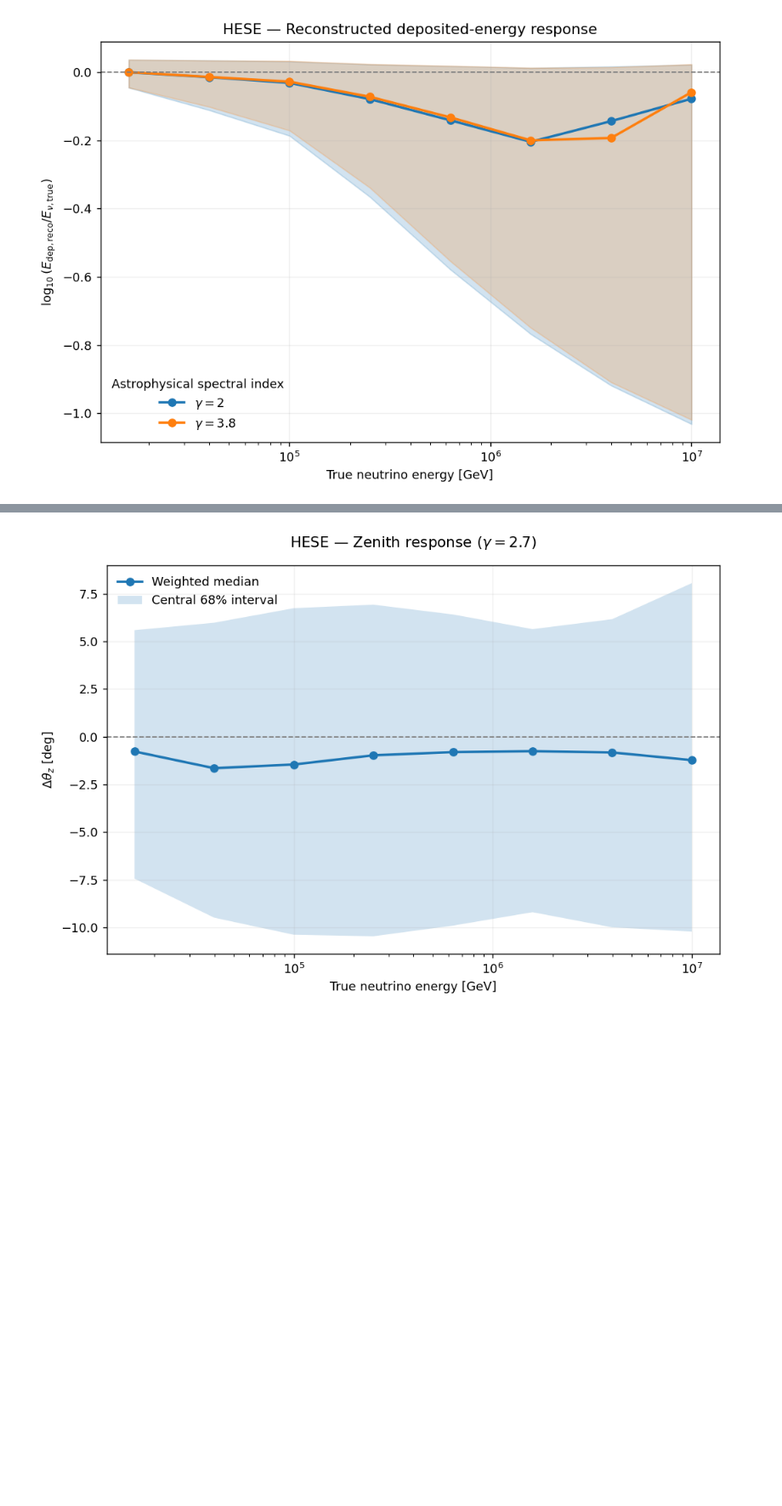
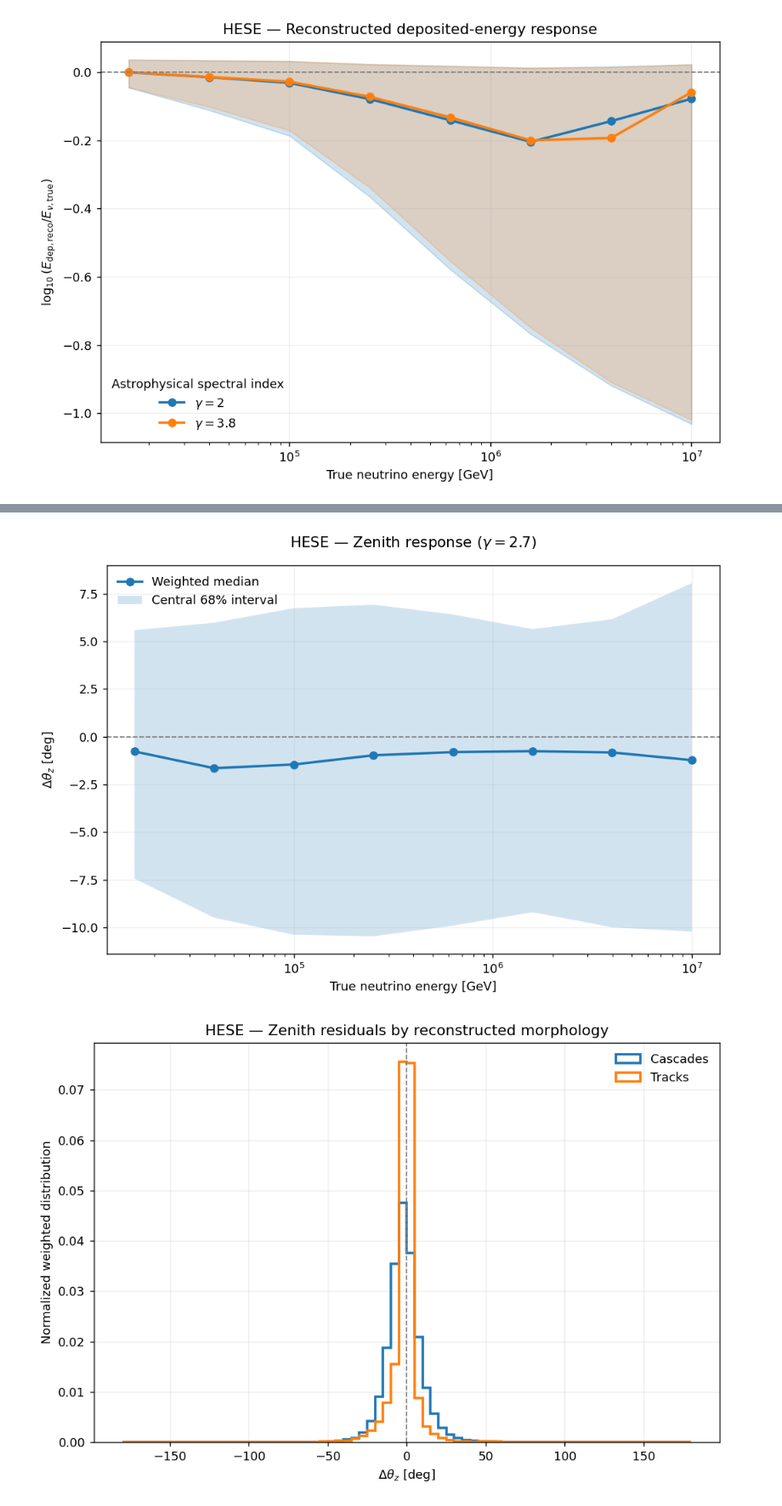
Before and after one commit to azegarelli/ACME-PhD-School-Neutrino-Analysis-HandsOn, a Jupyter notebook: 01_HESE_solutions.ipynb, the cells around one changed output, grey strips where cells are left out. Shown at 85% size. Drawn from its saved outputs; the diff is of its cells as text; code cells hidden in the pictures; blank space fills up the shorter version.

```diff
--- a/01_HESE_solutions.ipynb
+++ b/01_HESE_solutions.ipynb
@@ -1365,6 +1399,7 @@ fig.savefig(
     output_dir / 'HESE_zenith_residual.png',
     dpi=300, bbox_inches='tight'
 )
+plt.show()
 
 # 3. Zenith response as a function of true neutrino energy
 E_true_nu = E_true[good]
@@ -1407,30 +1442,54 @@ ax.fill_between(
     quantiles[:, 0],
     quantiles[:, 2],
     alpha=0.2,
     label='Central 68% interval'
 )
 
 ax.axhline(0, color='gray', linestyle='--', linewidth=1)
 
 ax.set_xscale('log')
 ax.set_xlabel('True neutrino energy [GeV]')
 ax.set_ylabel(r'$\Delta\theta_z$ [deg]')
 
 ax.set_title(
     fr'HESE — Zenith response ($\gamma={gamma:g}$)',
     pad=15
 )
 
 ax.legend(frameon=False)
 ax.grid(True, alpha=0.2)
 
 fig.tight_layout()
 
 # Save plot
 fig.savefig(
     output_dir / 'HESE_zenith_response_vs_energy.png',
     dpi=300, bbox_inches='tight'
 )
+
+plt.show()
+
+# OPTIONAL — Compare the shape of the zenith-residual distribution
+# between reconstructed tracks and cascades.
+reco_morphology = df_mc['recoMorphology'].to_numpy(float)[good]
+fig, ax = plt.subplots(figsize=(8, 5.5), dpi=130)
+for code, label in [(0, 'Cascades'), (1, 'Tracks')]:
+    selected = (reco_morphology == code)
+    if not np.any(selected) or weights[selected].sum() <= 0:
+        continue
+    ax.hist(delta_zenith[selected], bins=np.linspace(-180, 180, 73),
+            weights=weights[selected], density=True,
+            histtype='step', linewidth=2, label=label)
+ax.axvline(0, ls='--', color='gray', lw=1)
+ax.set(xlabel=r'$\Delta\theta_z$ [deg]',
+       ylabel='Normalized weighted distribution',
+       title='HESE — Zenith residuals by reconstructed morphology')
+ax.legend(frameon=False)
+fig.tight_layout()
+fig.savefig(output_dir / 'HESE_zenith_residual_tracks_vs_cascades.png',
+            dpi=300, bbox_inches='tight')
+plt.show()
 # %% [output]
 [figure]
 [figure]
+[figure, added]
```
Also changed, not shown: parts of 38 cells of this notebook, 1 other file.
